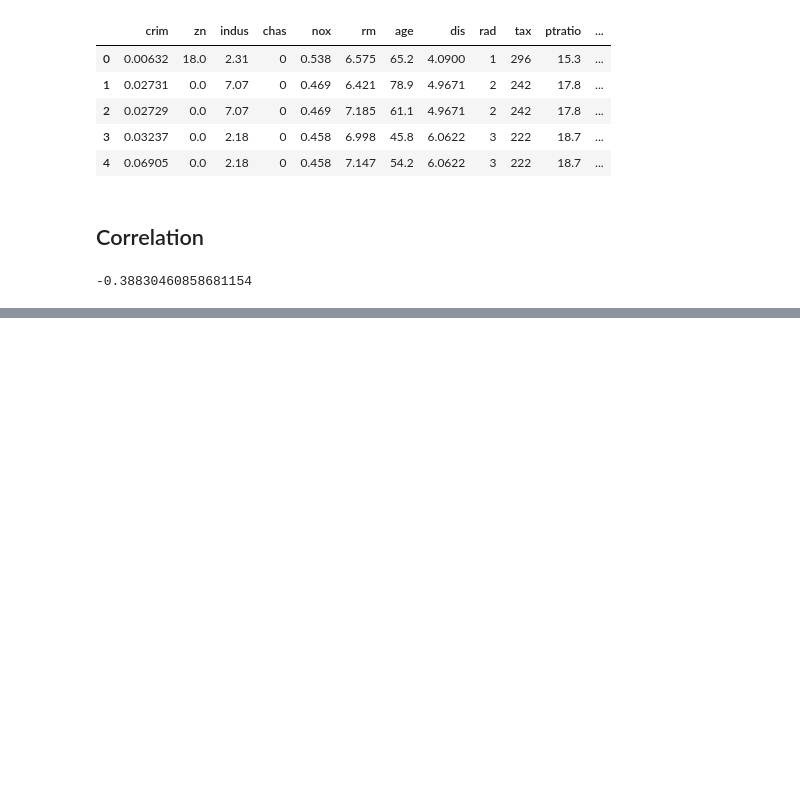
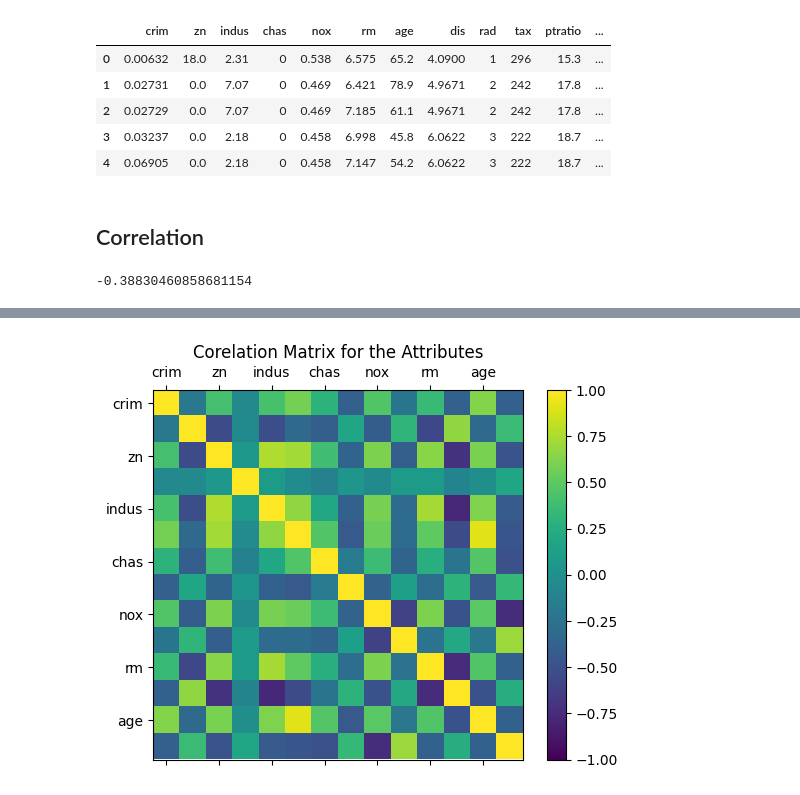
Before and after one commit to rohandawar/pyspark, a Jupyter notebook: Pyspark_google_Colab_Primer_Correlation_Analysis.ipynb, the cells around one changed output, grey strips where cells are left out. Cells and saved outputs as stored; diff of their text form; code cells hidden in the pictures; blank space fills up the shorter version.

```diff
--- a/Pyspark_google_Colab_Primer_Correlation_Analysis.ipynb
+++ b/Pyspark_google_Colab_Primer_Correlation_Analysis.ipynb
@@ -41,3 +45,29 @@ from pyspark.ml.feature import VectorAssembler
+# %%
+# Function defination for plotting the correlation matrix
+def plot_corr_matrix(correlations,attr,fig_no):
+  fig=plt.figure(fig_no)
+  ax = fig.add_subplot(111)
+  ax.set_title('Corelation Matrix for the Attributes')
+  ax.set_xticklabels(['']+attr)
+  ax.set_yticklabels(['']+attr)
+  cax = ax.matshow(correlations,vmax=1, vmin=-1)
+  fig.colorbar(cax)
+  plt.show()
+
+# An improvment on the above function
+def plot_corr_matrix_seaborn(correlations, attr,fig_no):
+  fig = plt.figure(fig_no)
+  fig.suptitle('Correlation Matrix for the attributes using Seaborn')
+  sns.heatmap(correlations,
+              xticklabels=attr,
+              yticklabels=attr,
+              cmap='coolwarm',
+              vmin=-1,
+              vmax=1,
+              annot=True,
+              fmt='.2f',
+              cbar_kws={'label':'Correlation'})
+  plt.show()
 # %%
 # Read the data
 path = '/content/drive/MyDrive/DataSets_Pyspark_GoogleColab_Primer/Boston.csv' # Path for the items in the google drive
@@ -110,4 +140,7 @@ Variables_Corr = ['crim','zn',
 # %%
 vector_col = 'corr_features'
 assembler = VectorAssembler(inputCols=Variables_Corr,
-                            outputCol='vector_col')
+                            outputCol=vector_col)
+# %%
+Mygraph_Vector = assembler.transform(df1).select(vector_col)
+Mygraph_Vector.show(truncate=False)
@@ -113,0 +187,3 @@ assembler = VectorAssembler(inputCols=Variables_Corr,
+# %%
+matrix = Correlation.corr(Mygraph_Vector, vector_col).collect()[0][0]
+corrmatrix = matrix.toArray().tolist()
@@ -113,0 +213,5 @@ assembler = VectorAssembler(inputCols=Variables_Corr,
+# %%
+# Plotting the correlation matix
+plot_corr_matrix(corrmatrix, df1.columns,234)
+# %% [output]
+[figure, added]
```
Also changed, not shown: parts of 6 cells of this notebook.
